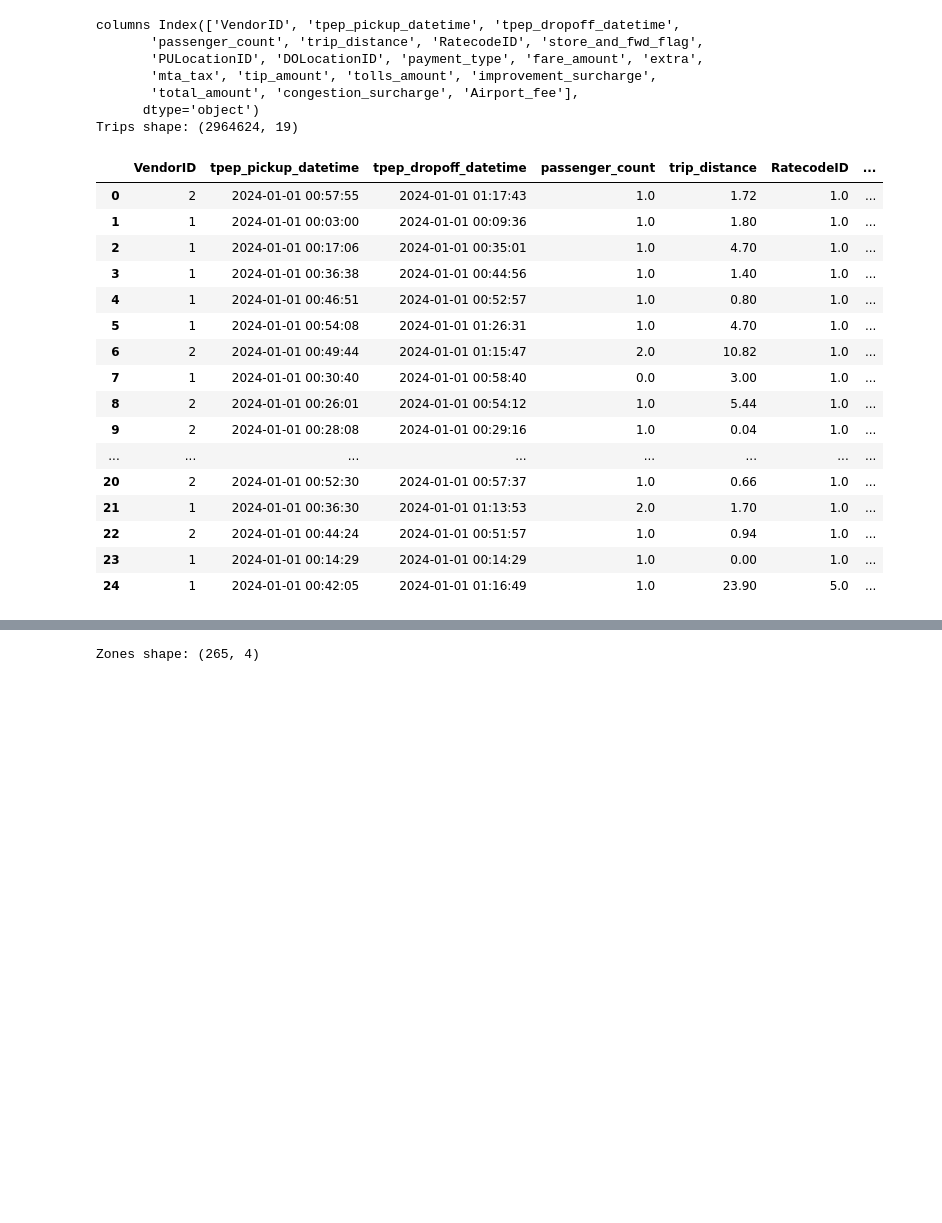
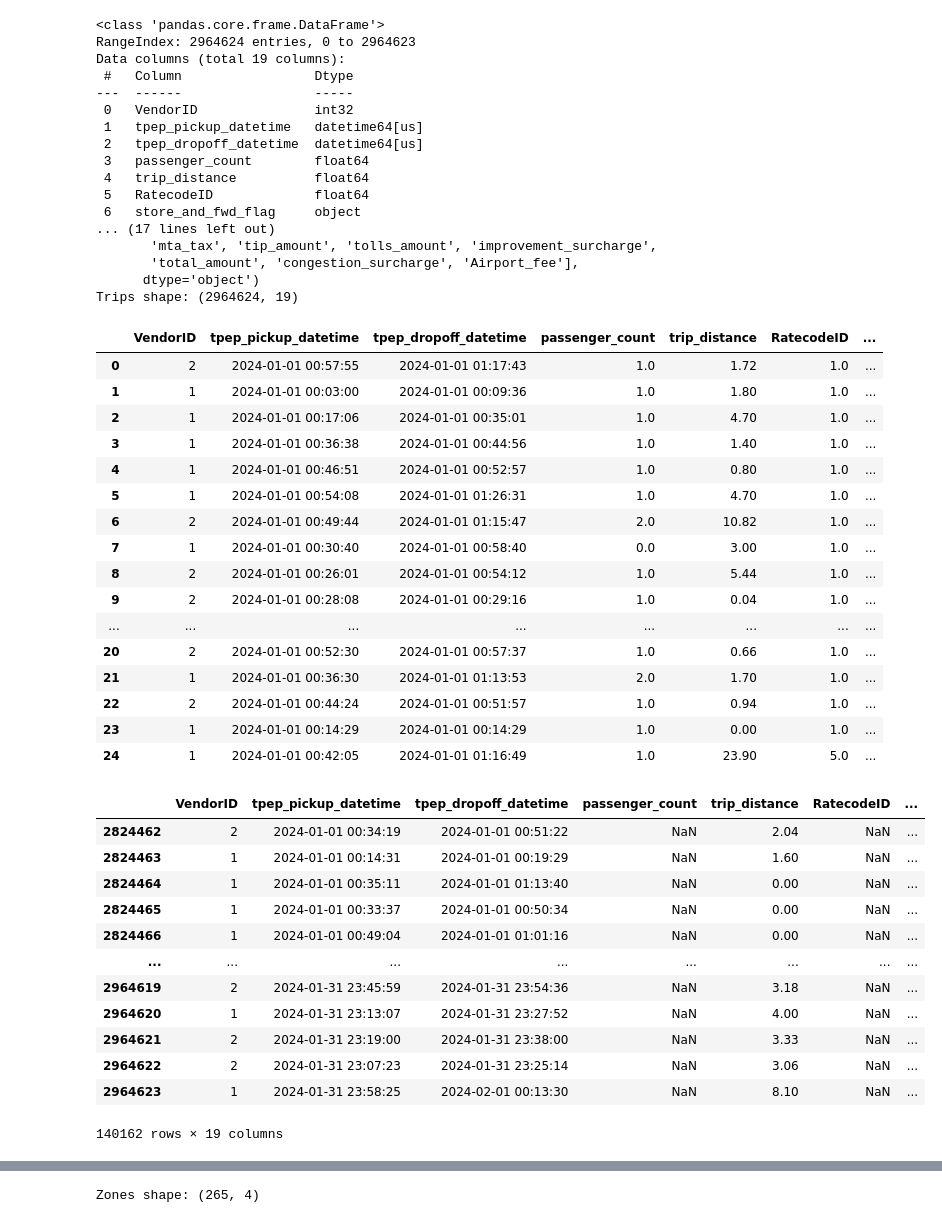
Before and after one commit to srmandli95/taxi-trip-ingestion, a Jupyter notebook: local/taxi-analysis.ipynb, the cells around one changed output, grey strips where cells are left out. Drawn from its saved outputs; the diff is of its cells as text; code cells hidden in the pictures; blank space fills up the shorter version.

```diff
--- a/local/taxi-analysis.ipynb
+++ b/local/taxi-analysis.ipynb
@@ -8,31 +8,57 @@ DATA = Path("data/raw")
 # %%
 trips_path = DATA / "trips/yellow/2024/yellow_tripdata_2024-01.parquet"
 df_trips = pd.read_parquet(trips_path)
+df_trips.info()
 print("columns", df_trips.columns)
 print("Trips shape:", df_trips.shape)
 display(df_trips.head(25))
+display(df_trips[df_trips.isnull().any(axis=1)])
+print(df_trips.isnull().sum())
 # %% [output]
-columns Index(['VendorID', 'tpep_pickup_datetime', 'tpep_dropoff_datetime',
-       'passenger_count', 'trip_distance', 'RatecodeID', 'store_and_fwd_flag',
-       'PULocationID', 'DOLocationID', 'payment_type', 'fare_amount', 'extra',
+<class 'pandas.core.frame.DataFrame'>
+RangeIndex: 2964624 entries, 0 to 2964623
+Data columns (total 19 columns):
+ #   Column                 Dtype
+---  ------                 -----
+ 0   VendorID               int32
+ 1   tpep_pickup_datetime   datetime64[us]
+ 2   tpep_dropoff_datetime  datetime64[us]
+ 3   passenger_count        float64
+ 4   trip_distance          float64
+ 5   RatecodeID             float64
+ 6   store_and_fwd_flag     object
+... (17 lines left out)
        'mta_tax', 'tip_amount', 'tolls_amount', 'improvement_surcharge',
        'total_amount', 'congestion_surcharge', 'Airport_fee'],
       dtype='object')
 Trips shape: (2964624, 19)
 |  | VendorID | tpep_pickup_datetime | tpep_dropoff_datetime | passenger_count | trip_distance | RatecodeID | ... |
 | 0 | 2 | 2024-01-01 00:57:55 | 2024-01-01 01:17:43 | 1.0 | 1.72 | 1.0 | ... |
 | 1 | 1 | 2024-01-01 00:03:00 | 2024-01-01 00:09:36 | 1.0 | 1.80 | 1.0 | ... |
 | 2 | 1 | 2024-01-01 00:17:06 | 2024-01-01 00:35:01 | 1.0 | 4.70 | 1.0 | ... |
 | 3 | 1 | 2024-01-01 00:36:38 | 2024-01-01 00:44:56 | 1.0 | 1.40 | 1.0 | ... |
 | 4 | 1 | 2024-01-01 00:46:51 | 2024-01-01 00:52:57 | 1.0 | 0.80 | 1.0 | ... |
 | 5 | 1 | 2024-01-01 00:54:08 | 2024-01-01 01:26:31 | 1.0 | 4.70 | 1.0 | ... |
 | 6 | 2 | 2024-01-01 00:49:44 | 2024-01-01 01:15:47 | 2.0 | 10.82 | 1.0 | ... |
 | 7 | 1 | 2024-01-01 00:30:40 | 2024-01-01 00:58:40 | 0.0 | 3.00 | 1.0 | ... |
 | 8 | 2 | 2024-01-01 00:26:01 | 2024-01-01 00:54:12 | 1.0 | 5.44 | 1.0 | ... |
 | 9 | 2 | 2024-01-01 00:28:08 | 2024-01-01 00:29:16 | 1.0 | 0.04 | 1.0 | ... |
 | ... | ... | ... | ... | ... | ... | ... | ... |
 | 20 | 2 | 2024-01-01 00:52:30 | 2024-01-01 00:57:37 | 1.0 | 0.66 | 1.0 | ... |
 | 21 | 1 | 2024-01-01 00:36:30 | 2024-01-01 01:13:53 | 2.0 | 1.70 | 1.0 | ... |
 | 22 | 2 | 2024-01-01 00:44:24 | 2024-01-01 00:51:57 | 1.0 | 0.94 | 1.0 | ... |
 | 23 | 1 | 2024-01-01 00:14:29 | 2024-01-01 00:14:29 | 1.0 | 0.00 | 1.0 | ... |
 | 24 | 1 | 2024-01-01 00:42:05 | 2024-01-01 01:16:49 | 1.0 | 23.90 | 5.0 | ... |
+|  | VendorID | tpep_pickup_datetime | tpep_dropoff_datetime | passenger_count | trip_distance | RatecodeID | ... |
+| 2824462 | 2 | 2024-01-01 00:34:19 | 2024-01-01 00:51:22 | NaN | 2.04 | NaN | ... |
+| 2824463 | 1 | 2024-01-01 00:14:31 | 2024-01-01 00:19:29 | NaN | 1.60 | NaN | ... |
+| 2824464 | 1 | 2024-01-01 00:35:11 | 2024-01-01 01:13:40 | NaN | 0.00 | NaN | ... |
+| 2824465 | 1 | 2024-01-01 00:33:37 | 2024-01-01 00:50:34 | NaN | 0.00 | NaN | ... |
+| 2824466 | 1 | 2024-01-01 00:49:04 | 2024-01-01 01:01:16 | NaN | 0.00 | NaN | ... |
+| ... | ... | ... | ... | ... | ... | ... | ... |
+| 2964619 | 2 | 2024-01-31 23:45:59 | 2024-01-31 23:54:36 | NaN | 3.18 | NaN | ... |
+| 2964620 | 1 | 2024-01-31 23:13:07 | 2024-01-31 23:27:52 | NaN | 4.00 | NaN | ... |
+| 2964621 | 2 | 2024-01-31 23:19:00 | 2024-01-31 23:38:00 | NaN | 3.33 | NaN | ... |
+| 2964622 | 2 | 2024-01-31 23:07:23 | 2024-01-31 23:25:14 | NaN | 3.06 | NaN | ... |
+| 2964623 | 1 | 2024-01-31 23:58:25 | 2024-02-01 00:13:30 | NaN | 8.10 | NaN | ... |
+140162 rows × 19 columns
```
Also changed, not shown: parts of 3 cells of this notebook, 1 other file.
